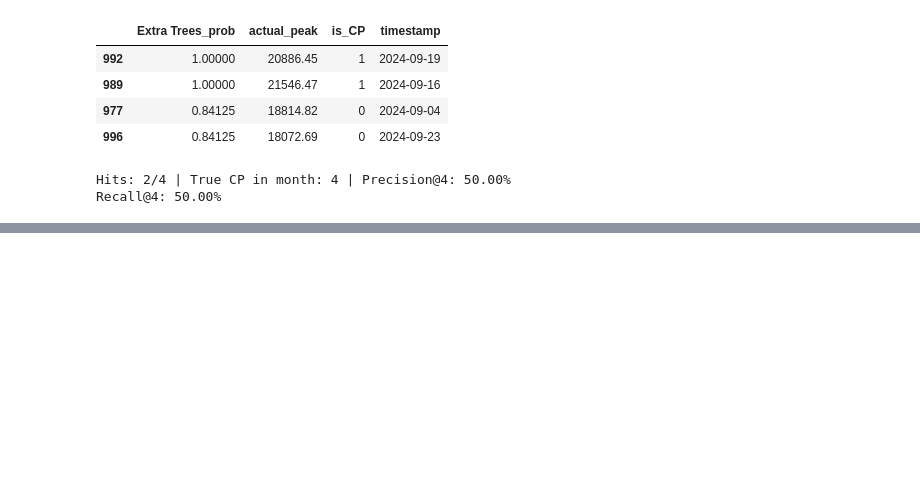
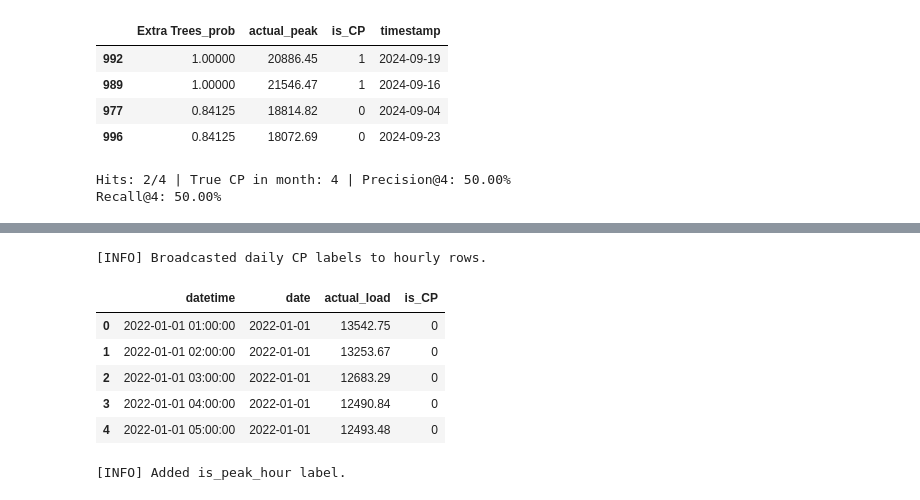
Before and after one commit to EmiyaKatuz/Probabilistic-Algorithm-for-5CP, a Jupyter notebook: cp_evaluation.ipynb, the cells around one changed output, grey strips where cells are left out. Saved outputs shown, nothing was run; the diff lists cells and outputs as text; code cells hidden in the pictures; blank space fills up the shorter version.

```diff
--- a/cp_evaluation.ipynb
+++ b/cp_evaluation.ipynb
@@ -1021,0 +1073,60 @@ Recall@4: 50.00%
+# %%
+# python
+if ENABLE_HOURLY_PIPELINE:
+    # 1) 先确保有规范的 date 列（datetime64[ns]，归零到日）
+    hourly_df['date'] = hourly_df['datetime'].dt.normalize()
+
+    # 2) 计算每日最大负荷
+    daily_actual = (
+        hourly_df.groupby('date')['actual_load']
+        .max()
+        .rename('daily_peak')
+        .reset_index()
+    )
+    daily_actual['year'] = daily_actual['date'].dt.year
+    daily_actual['month'] = daily_actual['date'].dt.month
+
+    # 3) 标注每月 Top4 日（6–9 月）
+    daily_actual['is_CP_day'] = 0
+    summer_mask = daily_actual['month'].between(6, 9)
+    for (y, m), sub in daily_actual[summer_mask].groupby(['year', 'month']):
+        if len(sub) < 20:  # 跳过残缺月份
+            continue
+        top_idx = sub.nlargest(4, 'daily_peak').index
+        daily_actual.loc[top_idx, 'is_CP_day'] = 1
+
+    # 4) 合并（此处 dtype 已统一为 datetime64[ns]）
+    hourly_df = hourly_df.merge(
+        daily_actual[['date', 'is_CP_day']],
+        on='date',
+        how='left'
+    )
+
+    # 5) 得到小时级标签
+    hourly_df['is_CP'] = hourly_df['is_CP_day'].fillna(0).astype(int)
+    hourly_df = hourly_df.drop(columns=['is_CP_day'])  # 如需保留可去掉这一行
+
+    print("[INFO] Broadcasted daily CP labels to hourly rows.")
+    display(hourly_df[['datetime', 'date', 'actual_load', 'is_CP']].head())
+# %% [output]
+[INFO] Broadcasted daily CP labels to hourly rows.
+|  | datetime | date | actual_load | is_CP |
+| 0 | 2022-01-01 01:00:00 | 2022-01-01 | 13542.75 | 0 |
+| 1 | 2022-01-01 02:00:00 | 2022-01-01 | 13253.67 | 0 |
+| 2 | 2022-01-01 03:00:00 | 2022-01-01 | 12683.29 | 0 |
+| 3 | 2022-01-01 04:00:00 | 2022-01-01 | 12490.84 | 0 |
+| 4 | 2022-01-01 05:00:00 | 2022-01-01 | 12493.48 | 0 |
+# %%
+USE_HOURLY_PEAK_LABEL = True
+TOP_HOURS_PER_MONTH = 1  # 示例：每月取前20个最大发电小时
+if ENABLE_HOURLY_PIPELINE and USE_HOURLY_PEAK_LABEL:
+    hourly_df['is_peak_hour'] = 0
+    summer_mask = hourly_df['month'].between(6, 9)
+    for (y, m), sub in hourly_df[summer_mask].groupby(['year', 'month']):
+        if len(sub) < 24 * 5:
+            continue
+        top_idx = sub.nlargest(TOP_HOURS_PER_MONTH, 'actual_load').index
+        hourly_df.loc[top_idx, 'is_peak_hour'] = 1
+    print("[INFO] Added is_peak_hour label.")
+# %% [output]
+[INFO] Added is_peak_hour label.
```
Also changed, not shown: parts of 14 cells of this notebook, 54 other files.
